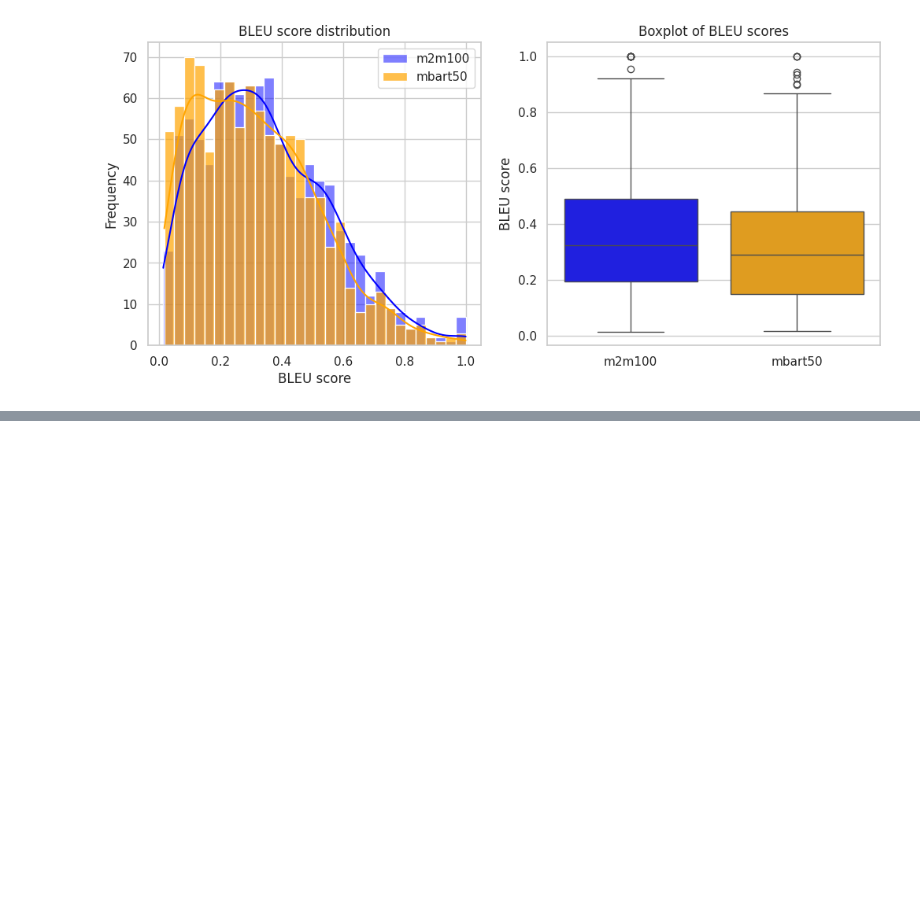
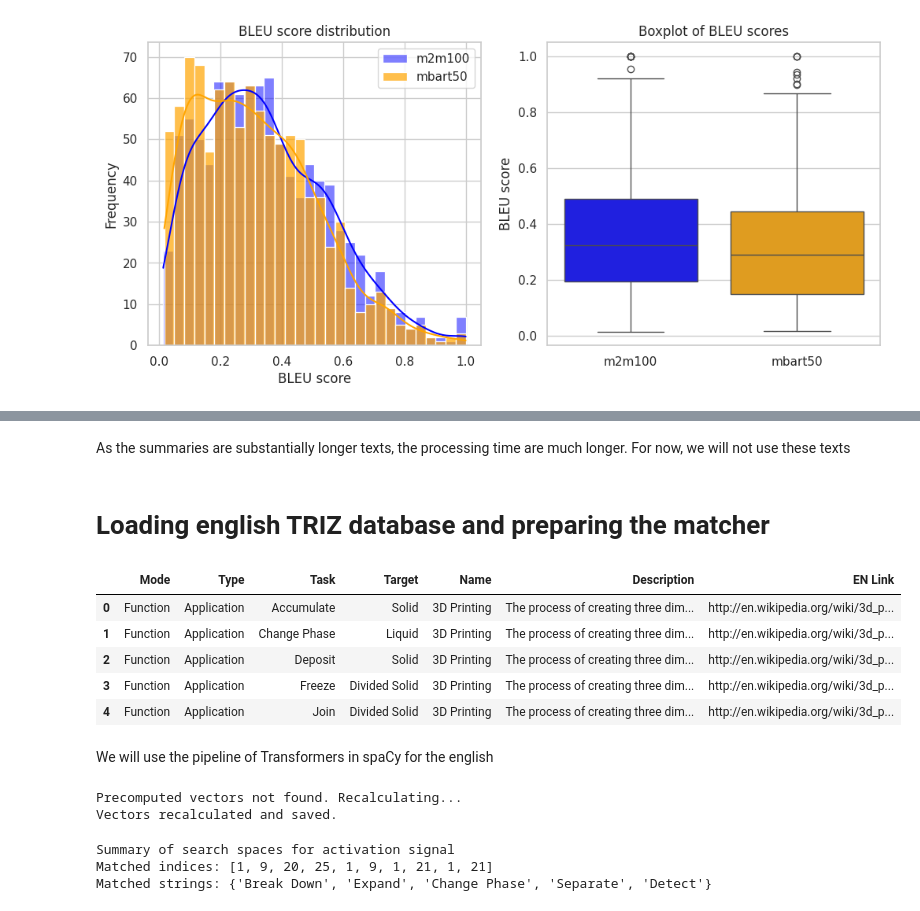
Before and after one commit to PatrickLdA/patent-ai-project, a Jupyter notebook: notebooks/experiments/translation_patents_inpi_dataset.ipynb, the cells around one changed output, grey strips where cells are left out. Saved outputs shown, nothing was run; the diff lists cells and outputs as text; code cells hidden in the pictures; blank space fills up the shorter version.

```diff
--- a/notebooks/experiments/translation_patents_inpi_dataset.ipynb
+++ b/notebooks/experiments/translation_patents_inpi_dataset.ipynb
@@ -180,0 +224,18 @@ plt.xticks([0, 1], ["m2m100", "mbart50"])
+# %% [markdown]
+As the summaries are substantially longer texts, the processing time are much longer. For now, we will not use these texts
+# %% [markdown]
+# Loading english TRIZ database and preparing the matcher
+# %%
+triz_multilanguage = pd.read_excel("../../data/raw/Base efeitos físicos MULTILINGUE funçãoxlsx.xlsx")
+
+en_columns = ["Mode", "Type", "Task", "Target", "Name", "Description", "EN Link"]
+triz_multilanguage[en_columns].head()
+# %% [output]
+|  | Mode | Type | Task | Target | Name | Description | EN Link |
+| 0 | Function | Application | Accumulate | Solid | 3D Printing | The process of creating three dim... | http://en.wikipedia.org/wiki/3d_p... |
+| 1 | Function | Application | Change Phase | Liquid | 3D Printing | The process of creating three dim... | http://en.wikipedia.org/wiki/3d_p... |
+| 2 | Function | Application | Deposit | Solid | 3D Printing | The process of creating three dim... | http://en.wikipedia.org/wiki/3d_p... |
+| 3 | Function | Application | Freeze | Divided Solid | 3D Printing | The process of creating three dim... | http://en.wikipedia.org/wiki/3d_p... |
+| 4 | Function | Application | Join | Divided Solid | 3D Printing | The process of creating three dim... | http://en.wikipedia.org/wiki/3d_p... |
+# %% [markdown]
+We will use the pipeline of Transformers in spaCy for the english
@@ -180,0 +289,37 @@ plt.xticks([0, 1], ["m2m100", "mbart50"])
+# %%
+# Path to the saved vectors
+tarefas_vectors_path = "../../data/processed/tarefas_vectors_english.npz"
+
+try:
+    # Try to load the precomputed vectors
+    tarefas_vectors = np.load(tarefas_vectors_path)["vectors"]
+    print("Loaded precomputed vectors successfully.")
+except (FileNotFoundError, KeyError):
+    # If loading fails, recalculate the vectors
+    print("Precomputed vectors not found. Recalculating...")
+    tarefas = triz_multilanguage["Task"].astype(str).unique().tolist()
+
+    # ref.: https://stackoverflow.com/questions/68959472/no-vector-when-using-spacy-loaden-core-web-trf
+    # tarefas_vectors = np.array([nlp(tarefa)._.trf_data.last_hidden_layer_state.data[0] for tarefa in tarefas])
+    tarefas_vectors = np.array([nlp(tarefa).vector for tarefa in tarefas])
+
+    # Save the recalculated vectors
+    np.savez(tarefas_vectors_path, vectors=tarefas_vectors)
+    print("Vectors recalculated and saved.")
+# %% [output]
+Precomputed vectors not found. Recalculating...
+Vectors recalculated and saved.
+# %%
+# Apply the function to df.loc[25, "titulo_lemmatized"]
+k = 10
+matches = find_matches(df_patents.loc[k, "titulo_english"], tarefas_vectors, threshold=0.4 )
+
+# Print the matched indices and corresponding strings
+print("\n\n")
+print(df_patents.loc[k, "titulo_english"])
+print("Matched indices:", matches)
+print("Matched strings:", set([tarefas[i] for i in matches]))
+# %% [output]
+Summary of search spaces for activation signal
+Matched indices: [1, 9, 20, 25, 1, 9, 1, 21, 1, 21]
+Matched strings: {'Break Down', 'Expand', 'Change Phase', 'Separate', 'Detect'}
```
Also changed, not shown: parts of 25 cells of this notebook, 7 other files.
